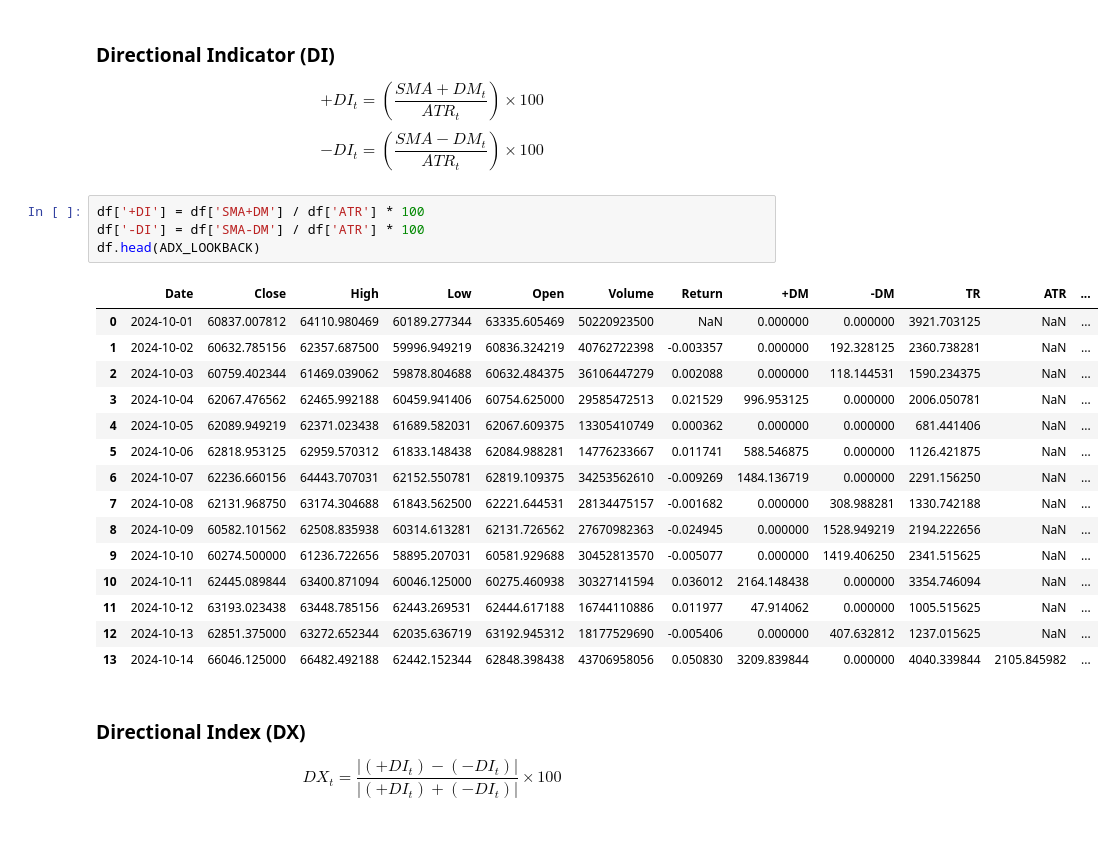
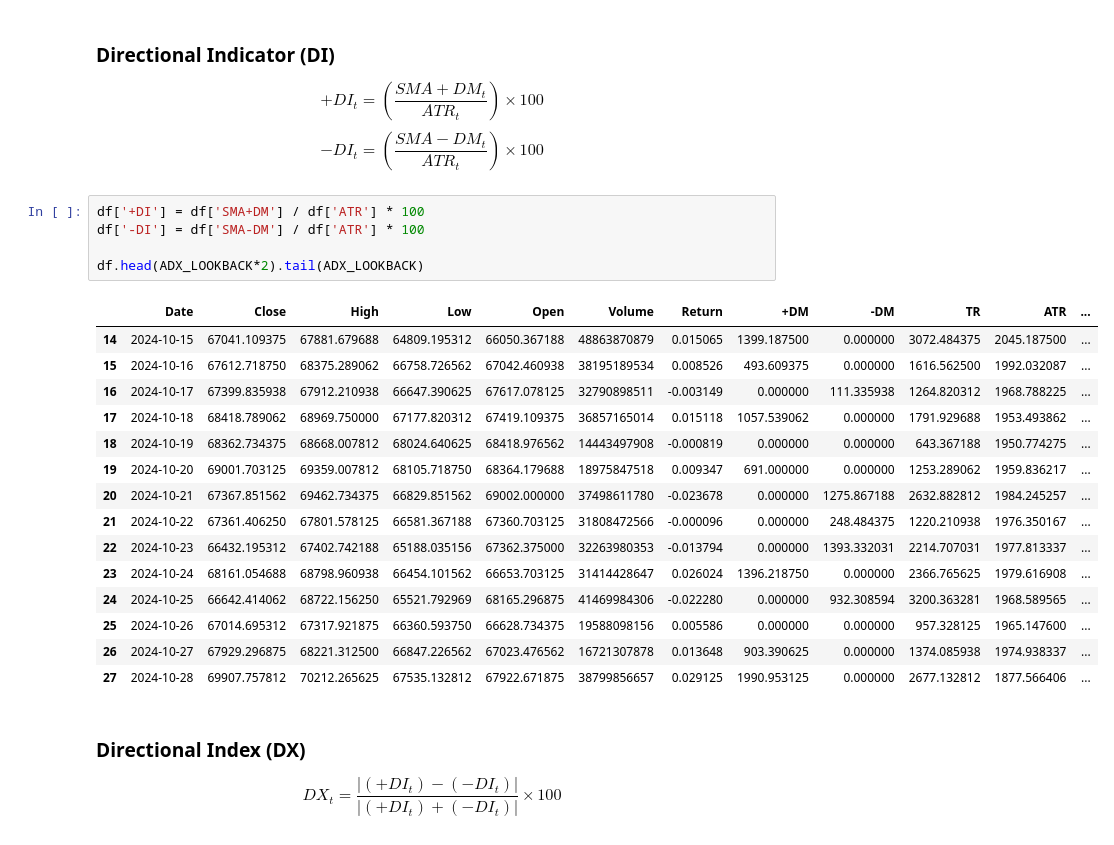
Before and after one commit to AminFiroozi/TA-HW3, a Jupyter notebook: HW3-401521471-AminFiroozi.ipynb, the cells around one changed output. Saved outputs shown, nothing was run; the diff lists cells and outputs as text.

```diff
--- a/HW3-401521471-AminFiroozi.ipynb
+++ b/HW3-401521471-AminFiroozi.ipynb
@@ -197,23 +198,24 @@ $$-DI_{t} = (\frac{SMA-DM_{t}}{ATR_{t}}) \times 100$$
 # %%
 df['+DI'] = df['SMA+DM'] / df['ATR'] * 100
 df['-DI'] = df['SMA-DM'] / df['ATR'] * 100
-df.head(ADX_LOOKBACK)
+
+df.head(ADX_LOOKBACK*2).tail(ADX_LOOKBACK)
 # %% [output]
 |  | Date | Close | High | Low | Open | Volume | Return | +DM | -DM | TR | ATR | ... |
-| 0 | 2024-10-01 | 60837.007812 | 64110.980469 | 60189.277344 | 63335.605469 | 50220923500 | NaN | 0.000000 | 0.000000 | 3921.703125 | NaN | ... |
-| 1 | 2024-10-02 | 60632.785156 | 62357.687500 | 59996.949219 | 60836.324219 | 40762722398 | -0.003357 | 0.000000 | 192.328125 | 2360.738281 | NaN | ... |
-| 2 | 2024-10-03 | 60759.402344 | 61469.039062 | 59878.804688 | 60632.484375 | 36106447279 | 0.002088 | 0.000000 | 118.144531 | 1590.234375 | NaN | ... |
-| 3 | 2024-10-04 | 62067.476562 | 62465.992188 | 60459.941406 | 60754.625000 | 29585472513 | 0.021529 | 996.953125 | 0.000000 | 2006.050781 | NaN | ... |
-| 4 | 2024-10-05 | 62089.949219 | 62371.023438 | 61689.582031 | 62067.609375 | 13305410749 | 0.000362 | 0.000000 | 0.000000 | 681.441406 | NaN | ... |
-| 5 | 2024-10-06 | 62818.953125 | 62959.570312 | 61833.148438 | 62084.988281 | 14776233667 | 0.011741 | 588.546875 | 0.000000 | 1126.421875 | NaN | ... |
-| 6 | 2024-10-07 | 62236.660156 | 64443.707031 | 62152.550781 | 62819.109375 | 34253562610 | -0.009269 | 1484.136719 | 0.000000 | 2291.156250 | NaN | ... |
-| 7 | 2024-10-08 | 62131.968750 | 63174.304688 | 61843.562500 | 62221.644531 | 28134475157 | -0.001682 | 0.000000 | 308.988281 | 1330.742188 | NaN | ... |
-| 8 | 2024-10-09 | 60582.101562 | 62508.835938 | 60314.613281 | 62131.726562 | 27670982363 | -0.024945 | 0.000000 | 1528.949219 | 2194.222656 | NaN | ... |
-| 9 | 2024-10-10 | 60274.500000 | 61236.722656 | 58895.207031 | 60581.929688 | 30452813570 | -0.005077 | 0.000000 | 1419.406250 | 2341.515625 | NaN | ... |
-| 10 | 2024-10-11 | 62445.089844 | 63400.871094 | 60046.125000 | 60275.460938 | 30327141594 | 0.036012 | 2164.148438 | 0.000000 | 3354.746094 | NaN | ... |
-| 11 | 2024-10-12 | 63193.023438 | 63448.785156 | 62443.269531 | 62444.617188 | 16744110886 | 0.011977 | 47.914062 | 0.000000 | 1005.515625 | NaN | ... |
-| 12 | 2024-10-13 | 62851.375000 | 63272.652344 | 62035.636719 | 63192.945312 | 18177529690 | -0.005406 | 0.000000 | 407.632812 | 1237.015625 | NaN | ... |
-| 13 | 2024-10-14 | 66046.125000 | 66482.492188 | 62442.152344 | 62848.398438 | 43706958056 | 0.050830 | 3209.839844 | 0.000000 | 4040.339844 | 2105.845982 | ... |
+| 14 | 2024-10-15 | 67041.109375 | 67881.679688 | 64809.195312 | 66050.367188 | 48863870879 | 0.015065 | 1399.187500 | 0.000000 | 3072.484375 | 2045.187500 | ... |
+| 15 | 2024-10-16 | 67612.718750 | 68375.289062 | 66758.726562 | 67042.460938 | 38195189534 | 0.008526 | 493.609375 | 0.000000 | 1616.562500 | 1992.032087 | ... |
+| 16 | 2024-10-17 | 67399.835938 | 67912.210938 | 66647.390625 | 67617.078125 | 32790898511 | -0.003149 | 0.000000 | 111.335938 | 1264.820312 | 1968.788225 | ... |
+| 17 | 2024-10-18 | 68418.789062 | 68969.750000 | 67177.820312 | 67419.109375 | 36857165014 | 0.015118 | 1057.539062 | 0.000000 | 1791.929688 | 1953.493862 | ... |
+| 18 | 2024-10-19 | 68362.734375 | 68668.007812 | 68024.640625 | 68418.976562 | 14443497908 | -0.000819 | 0.000000 | 0.000000 | 643.367188 | 1950.774275 | ... |
+| 19 | 2024-10-20 | 69001.703125 | 69359.007812 | 68105.718750 | 68364.179688 | 18975847518 | 0.009347 | 691.000000 | 0.000000 | 1253.289062 | 1959.836217 | ... |
+| 20 | 2024-10-21 | 67367.851562 | 69462.734375 | 66829.851562 | 69002.000000 | 37498611780 | -0.023678 | 0.000000 | 1275.867188 | 2632.882812 | 1984.245257 | ... |
+| 21 | 2024-10-22 | 67361.406250 | 67801.578125 | 66581.367188 | 67360.703125 | 31808472566 | -0.000096 | 0.000000 | 248.484375 | 1220.210938 | 1976.350167 | ... |
+| 22 | 2024-10-23 | 66432.195312 | 67402.742188 | 65188.035156 | 67362.375000 | 32263980353 | -0.013794 | 0.000000 | 1393.332031 | 2214.707031 | 1977.813337 | ... |
+| 23 | 2024-10-24 | 68161.054688 | 68798.960938 | 66454.101562 | 66653.703125 | 31414428647 | 0.026024 | 1396.218750 | 0.000000 | 2366.765625 | 1979.616908 | ... |
+| 24 | 2024-10-25 | 66642.414062 | 68722.156250 | 65521.792969 | 68165.296875 | 41469984306 | -0.022280 | 0.000000 | 932.308594 | 3200.363281 | 1968.589565 | ... |
+| 25 | 2024-10-26 | 67014.695312 | 67317.921875 | 66360.593750 | 66628.734375 | 19588098156 | 0.005586 | 0.000000 | 0.000000 | 957.328125 | 1965.147600 | ... |
+| 26 | 2024-10-27 | 67929.296875 | 68221.312500 | 66847.226562 | 67023.476562 | 16721307878 | 0.013648 | 903.390625 | 0.000000 | 1374.085938 | 1974.938337 | ... |
+| 27 | 2024-10-28 | 69907.757812 | 70212.265625 | 67535.132812 | 67922.671875 | 38799856657 | 0.029125 | 1990.953125 | 0.000000 | 2677.132812 | 1877.566406 | ... |
 # %% [markdown]
 ### Directional Index (DX)
 
```
Also changed, not shown: parts of 20 cells of this notebook.
